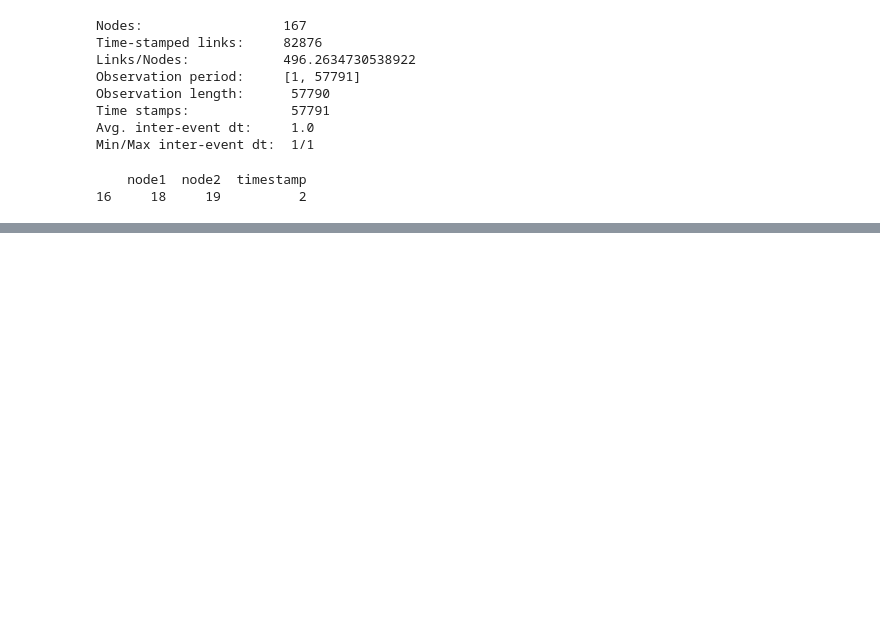
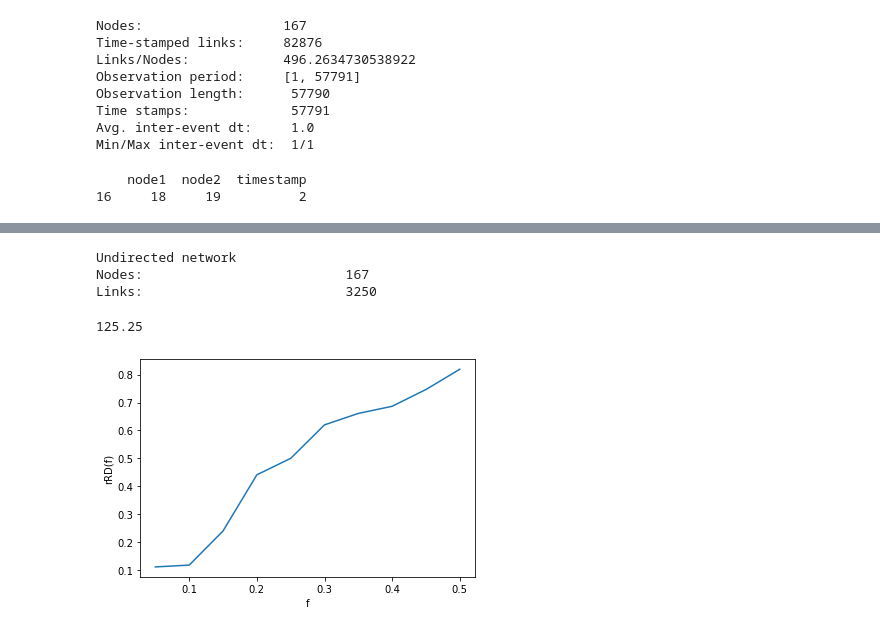
Before and after one commit to sneha-lodha/MDACN_Assignment1, a Jupyter notebook: marijn B.ipynb, the cells around one changed output, grey strips where cells are left out. Drawn from its saved outputs; the diff is of its cells as text; code cells hidden in the pictures; blank space fills up the shorter version.

Commit message:
Add charts for 11

```diff
--- a/marijn B.ipynb
+++ b/marijn B.ipynb
@@ -128,0 +106,51 @@ plt.hist(sts, bins = bins, density=True, log=True)
+# %%
+net = pp.Network(directed=False)
+np_links = links.to_numpy()
+for l in np_links:
+    net.add_edge(l[0], l[1])
+print(net)
+# %% [output]
+Undirected network
+Nodes:                          167
+Links:                          3250
+# %%
+agg_df = df.groupby(['node1', 'node2'], as_index=False).agg({"timestamp": "count"}).rename(columns={"timestamp": "weight"})
+
+ds = []
+ss = []
+
+for n in nodes:
+    edges = agg_df[np.logical_or(agg_df["node1"] == n, agg_df["node2"] == n)]
+    ds.append({"id": n, "d": len(edges)})
+    ss.append({"id": n, "s": edges["weight"].sum()})
+# %%
+def calcRecRate(f, ranks, metric):
+    n = m.ceil(len(ranks)*f)
+    ranks = set([x["id"] for x in ranks[:n]])
+    metric = set([x["id"] for x in metric[:n]])
+    intersect = ranks.intersection(metric)
+#     print(ranks)
+#     print(metric)
+#     print(intersect)
+    return len(intersect)/n
+
+
+ss = sorted(ss, key = lambda x: x["s"], reverse=True)
+ds = sorted(ds, key = lambda x: x["d"], reverse=True)
+rs = sorted(mapped_ts, key= lambda x: x["t"])
+
+xs = np.arange(0.05, 0.55, step = 0.05)
+ys = []
+
+for f in xs:
+    ys.append(calcRecRate(f, rs, ds))
+
+plt.plot(xs, ys)
+plt.xlabel("f")
+plt.ylabel("rRD(f)")
+
+
+167*0.75
+# %% [output]
+125.25
+[figure, added]
```
Also changed, not shown: parts of 3 cells of this notebook.
